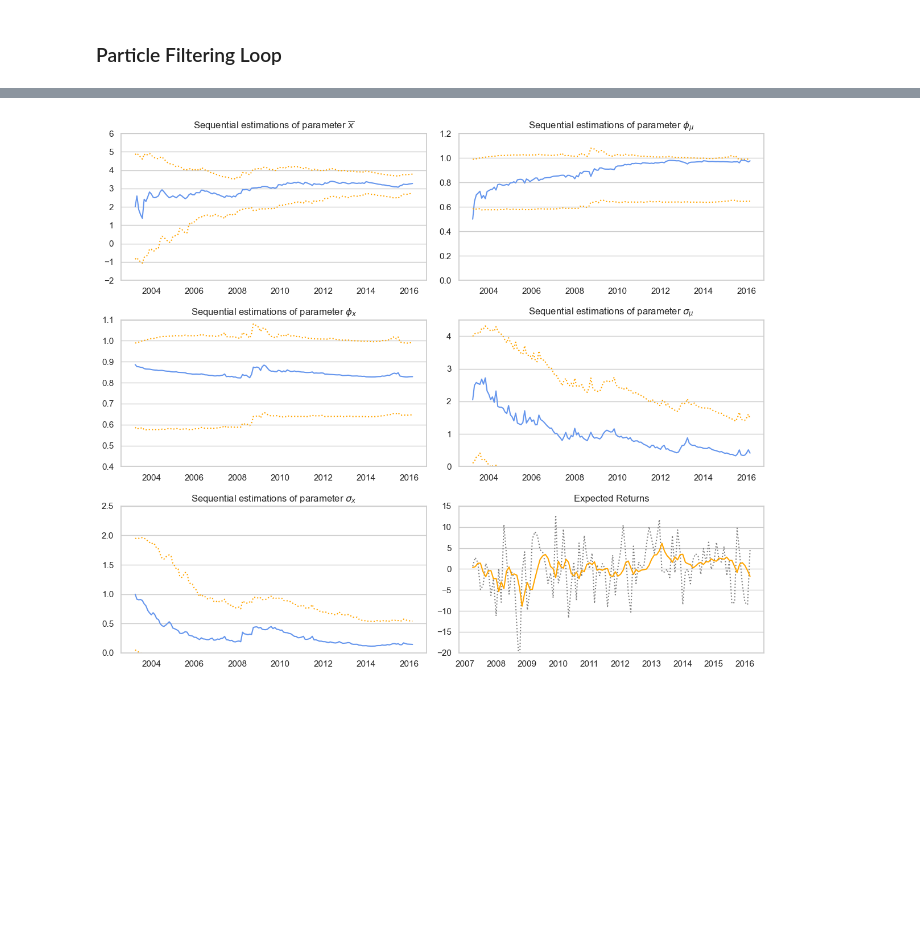
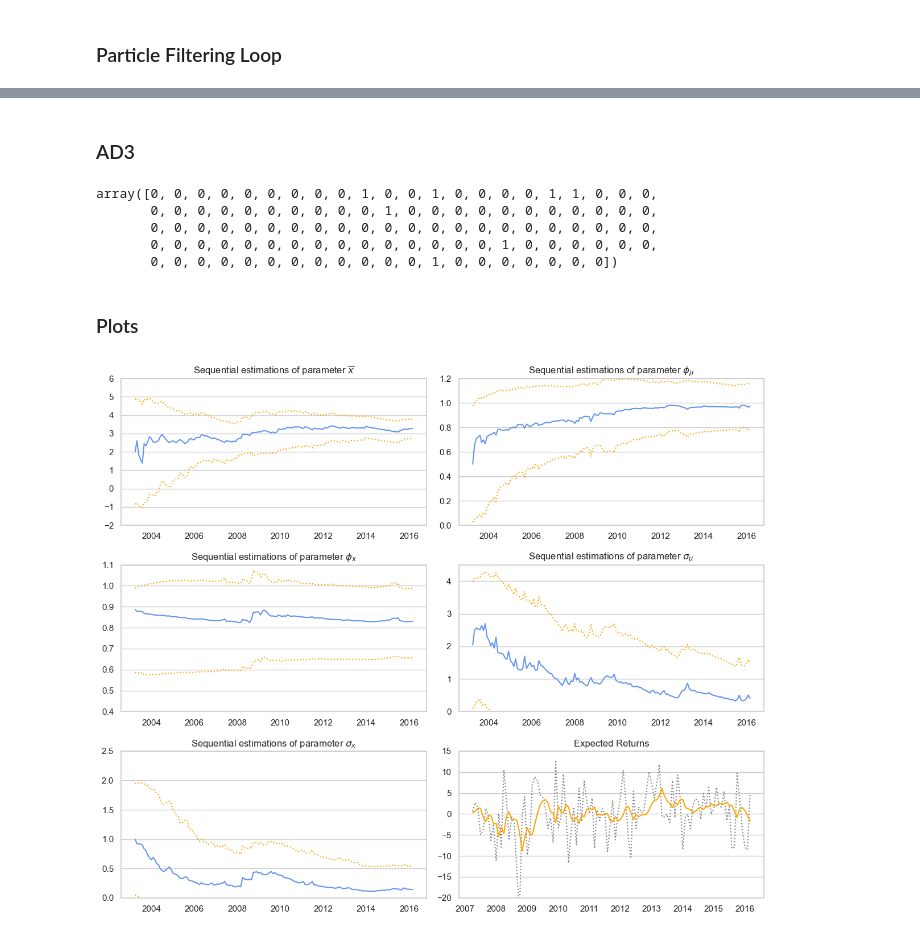
Before and after one commit to zg915/PF-PortfolioStrategies, a Jupyter notebook: SMSV+EMASO.ipynb, the cells around one changed output, grey strips where cells are left out. Drawn from its saved outputs; the diff is of its cells as text; code cells hidden in the pictures; blank space fills up the shorter version.

```diff
--- a/SMSV+EMASO.ipynb
+++ b/SMSV+EMASO.ipynb
@@ -138,7 +139,7 @@ for t in tqdm(range(1, T, 1)):
 
 
     # calculate the weights as the normalized likelihoods
-    weights = α[t]
+    weights = α[t].copy()
     weights /= np.sum(α[t])
 
     # Resample everything from the particles
@@ -156,3 +197,23 @@ for t in tqdm(range(1, T, 1)):
+# %% [markdown]
+### AD3
+# %%
+# Compute percentiles for each row of y
+percentile_2_5 = np.percentile(y, 2.5, axis=1)  # 2.5th percentile for each row
+percentile_97_5 = np.percentile(y, 97.5, axis=1)  # 97.5th percentile for each row
+
+# Check if observation lies within the percentile range
+AD3 = (observation >= percentile_2_5) & (observation <= percentile_97_5)
+AD3 = np.where(AD3, 0, 1)
+AD3 = AD3[48:]
+AD3
+# %% [output]
+array([0, 0, 0, 0, 0, 0, 0, 0, 0, 1, 0, 0, 1, 0, 0, 0, 0, 1, 1, 0, 0, 0,
+       0, 0, 0, 0, 0, 0, 0, 0, 0, 0, 1, 0, 0, 0, 0, 0, 0, 0, 0, 0, 0, 0,
+       0, 0, 0, 0, 0, 0, 0, 0, 0, 0, 0, 0, 0, 0, 0, 0, 0, 0, 0, 0, 0, 0,
+       0, 0, 0, 0, 0, 0, 0, 0, 0, 0, 0, 0, 0, 0, 0, 1, 0, 0, 0, 0, 0, 0,
+       0, 0, 0, 0, 0, 0, 0, 0, 0, 0, 0, 0, 1, 0, 0, 0, 0, 0, 0, 0])
+# %% [markdown]
+### Plots
 # %%
 # Function to compute median and percentiles
 def compute_stats(data):
@@ -173,7 +234,6 @@ plt.rcParams["axes.grid"] = True
 plt.rcParams["axes.grid.axis"] = "y"  # Limit the grid to only horizontal lines
 
 fig, axes = plt.subplots(3, 2, figsize=(12, 10))
-dates = returns.index
 
 # Sequential estimations of x̄
 axes[0, 0].plot(dates, x̄_median, label="Median", color="cornflowerblue")
@@ -184,8 +244,8 @@ axes[0, 0].set_ylim(-2, 6)
 
 # Sequential estimations of ϕ_μ
 axes[0, 1].plot(dates, ϕ_μ_median, label="Median", color="cornflowerblue")
-axes[0, 1].plot(dates, ϕ_x_lower, linestyle="dotted", color="orange")
-axes[0, 1].plot(dates, ϕ_x_upper, linestyle="dotted", color="orange")
+axes[0, 1].plot(dates, ϕ_μ_lower, linestyle="dotted", color="orange")
+axes[0, 1].plot(dates, ϕ_μ_upper, linestyle="dotted", color="orange")
 axes[0, 1].set_title("Sequential estimations of parameter $\phi_\mu$")
 axes[0, 1].set_ylim(0, 1.2)
 
@@ -193,31 +253,31 @@ axes[0, 1].set_ylim(0, 1.2)
 axes[1, 0].plot(dates, ϕ_x_median, label="Median", color="cornflowerblue")
 axes[1, 0].plot(dates, ϕ_x_lower, linestyle="dotted", color="orange")
 axes[1, 0].plot(dates, ϕ_x_upper, linestyle="dotted", color="orange")
 axes[1, 0].set_title("Sequential estimations of parameter $\phi_x$")
 axes[1, 0].set_ylim(0.4, 1.1)
 
 # Sequential estimations of σ_μ
 axes[1, 1].plot(dates, σ_μ_median, label="Median", color="cornflowerblue")
 axes[1, 1].plot(dates, σ_μ_lower, linestyle="dotted", color="orange")
 axes[1, 1].plot(dates, σ_μ_upper, linestyle="dotted", color="orange")
 axes[1, 1].set_title("Sequential estimations of parameter $\sigma_\mu$")
 axes[1, 1].set_ylim(0, 4.5)
 
 # Sequential estimations of σ_x
 axes[2, 0].plot(dates, σ_x_median, label="Median", color="cornflowerblue")
 axes[2, 0].plot(dates, σ_x_lower, linestyle="dotted", color="orange")
 axes[2, 0].plot(dates, σ_x_upper, linestyle="dotted", color="orange")
 axes[2, 0].set_title("Sequential estimations of parameter $\sigma_x$")
 axes[2, 0].set_ylim(0, 2.5)
 
 # Expected returns
 axes[2, 1].plot(dates[48:], observation[48:], linestyle="dotted", color="grey")
 axes[2, 1].plot(dates[48:], np.median(y, axis=1)[48:], color="orange")
 axes[2, 1].set_title("Expected Returns")
 axes[2, 1].set_ylim(-20, 15)
 
 # Adjust layout
 plt.tight_layout()
 plt.show()
 # %% [output]
-[figure, old version]
+[figure, new version]
```
Also changed, not shown: parts of 5 cells of this notebook.
